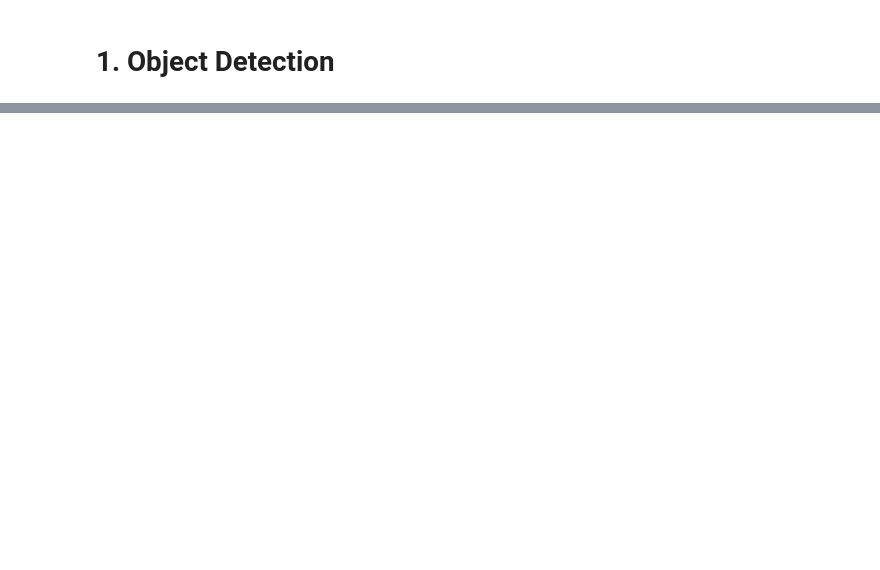
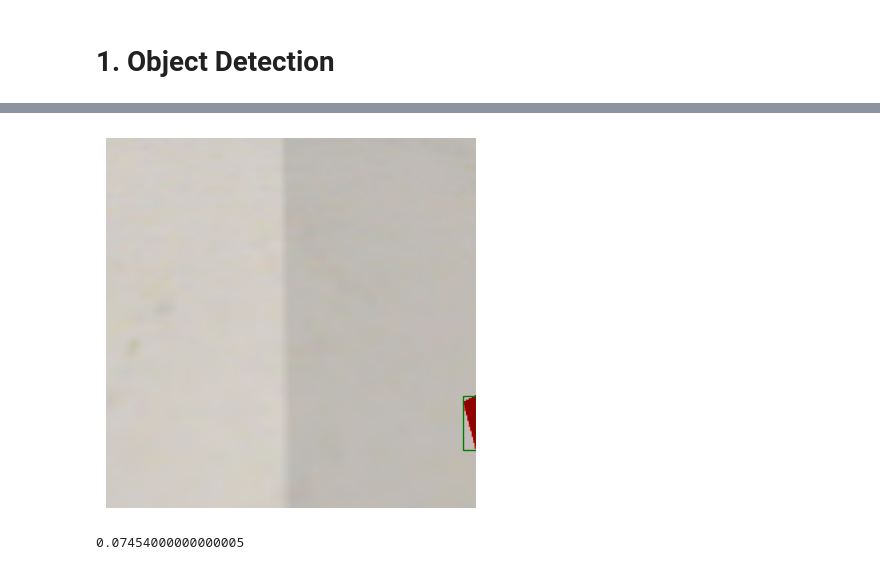
Before and after one commit to with-rl/with-robot-3rd, a Jupyter notebook: youBot/target_detection.ipynb, the cells around one changed output, grey strips where cells are left out. Saved outputs shown, nothing was run; the diff lists cells and outputs as text; code cells hidden in the pictures; blank space fills up the shorter version.

```diff
--- a/youBot/target_detection.ipynb
+++ b/youBot/target_detection.ipynb
@@ -88,0 +488,77 @@ sim.stopSimulation()
+# %%
+def find_min_index(base_x, zero_y, bboxs):
+    min_zero_d = 0xFFFF
+    min_index = -1
+    for  i, (x, y, w, h) in enumerate(bboxs):
+        center_x = x + w // 2
+        center_y = y + h // 2
+        zero_d = (base_x - center_x)**2 + (zero_y - center_y)**2
+        if zero_d < min_zero_d:
+            min_zero_d = zero_d
+            min_index = i
+    return min_index
+# %%
+def draw_bboxs(min_index, bboxs):
+    for  i, (x, y, w, h) in enumerate(bboxs):
+        rect = patches.Rectangle((x, y), w, h, linewidth=1,
+                                  edgecolor='g' if i == min_index else 'k',
+                                  facecolor='none')
+        plt.gca().add_patch(rect)
+# %%
+n_steps = 400
+
+# 시뮬레이션 실행
+sim.setStepping(True)
+sim.startSimulation()
+
+# 각 스텝 실행
+for i in range(n_steps):
+    # fk
+    js = read_joints(joints)
+    ps = read_points(points)
+    pe_hat, pc_hat = fk(js[1:], [js[0]])
+
+    # camera read
+    img = read_camera_1()
+    base_x = img.shape[1] // 2
+    base_y = img.shape[0] // 2
+    zero_y = img.shape[0]
+    # target detect
+    bboxs = detect_red_box(img)
+    min_index = find_min_index(base_x, zero_y, bboxs)
+    # draw image
+    clear_output(wait=True)
+    plt.imshow(img)
+    draw_bboxs(min_index, bboxs)
+    plt.axis('off')
+    plt.show()
+    # move to target
+    if min_index >= 0:
+        x, y, w, h = bboxs[min_index]
+        center_x = x + w // 2
+        center_y = y + h // 2
+        diff_x = center_x - base_x
+        diff_y = center_y - base_y
+        if abs(diff_x) > 5 or abs(diff_y) > 5:
+            js[0] -= np.clip(diff_x / 10, -0.005, 0.005)
+            js[1] -= np.clip(diff_y / 10, -0.005, 0.005)
+            control_joint(joints, js)
+        else:
+            xyz = R.from_quat(pc_hat[3:]).as_euler('xyz')
+            theta_z = np.pi + xyz[0]
+            theta_x = xyz[2]
+            dist = pc_hat[2] * np.tan(theta_z)
+            loc_hat = pc_hat[:3] + dist * np.array([-np.sin(theta_x), np.cos(theta_x), 0])
+            loc = ps[-1][:3] - ps[0][:3]
+            print(loc, loc_hat)
+
+    sim.step()
+
+# 시뮬레이션 종료
+sim.stopSimulation()
+# %% [output]
+[figure, added]
+# %%
+0.123 - 0.73949 + 0.69103
+# %% [output]
+0.07454000000000005
```
Also changed, not shown: parts of 21 cells of this notebook, 2 other files.
